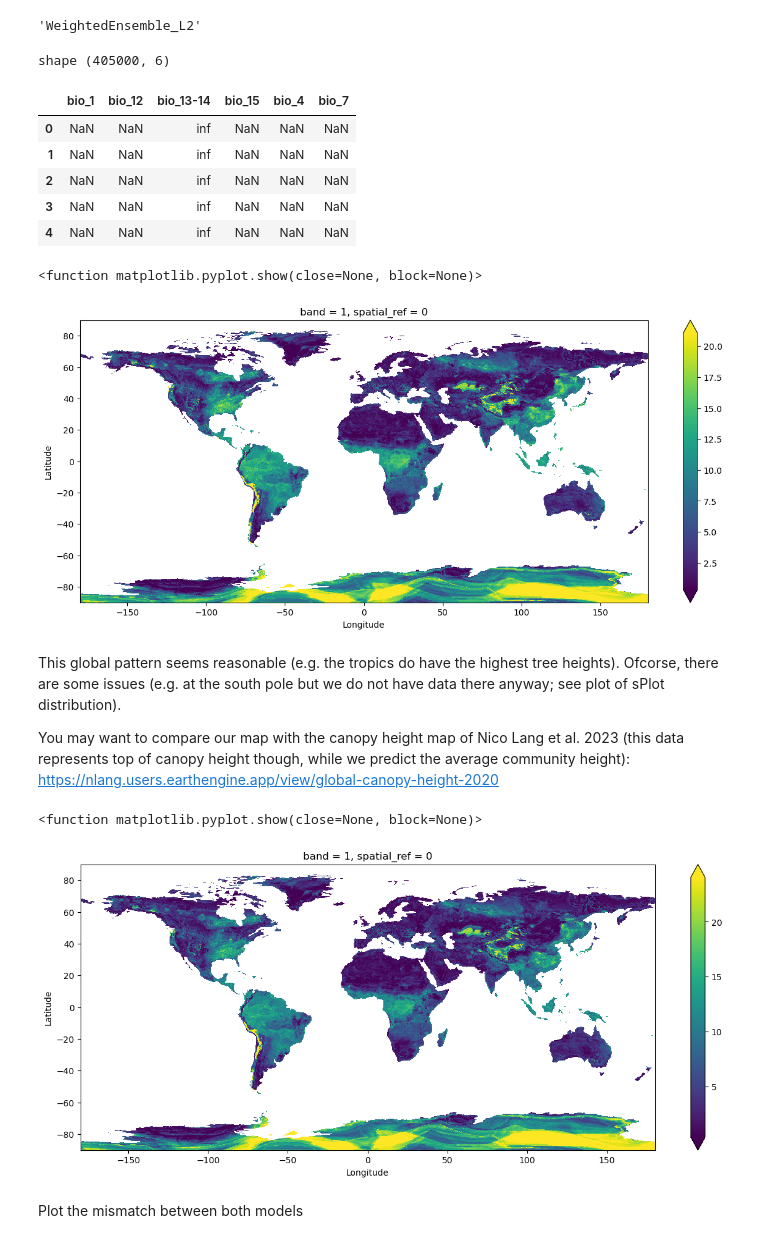
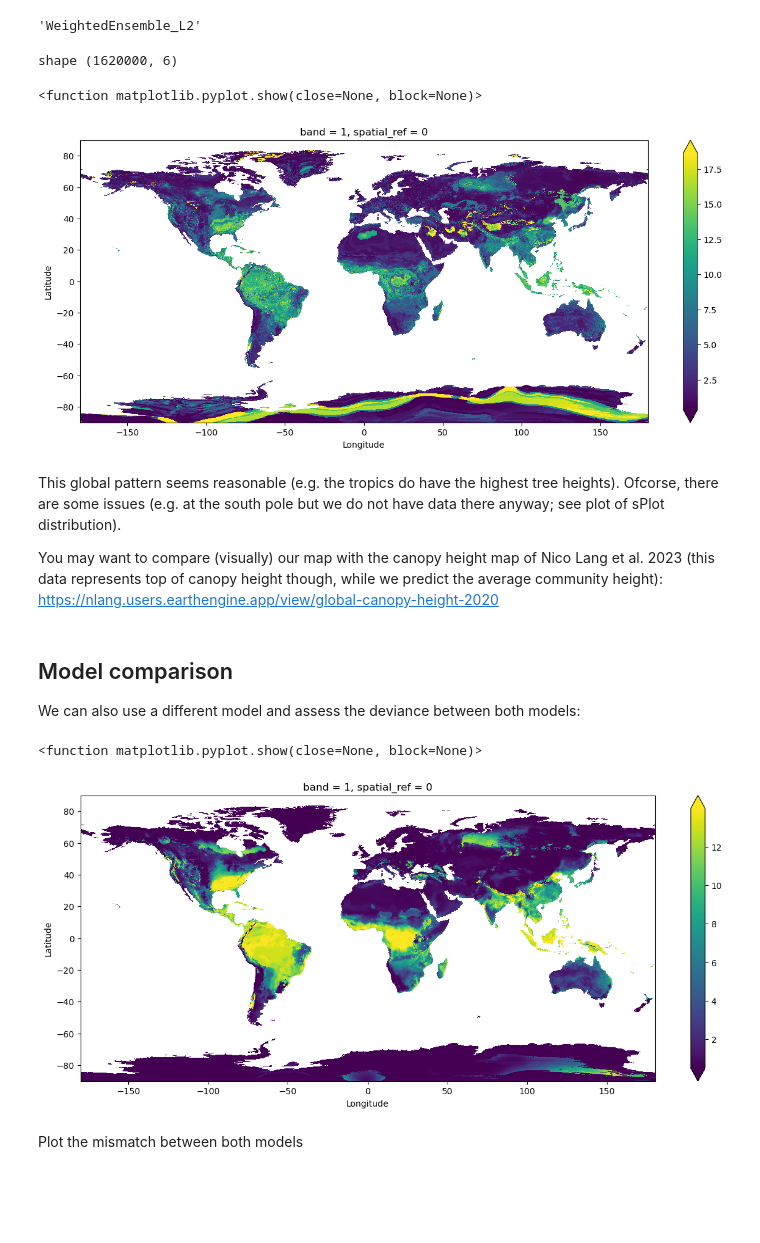
Before and after one commit to GeoSense-Freiburg/teach_2024_msc_envscience_remote_sensing_and_geoinformatics, a Jupyter notebook: 01_earth_observation_data/04_earth_observation_products_automl.ipynb, the cells around one changed output. Cells and saved outputs as stored; diff of their text form; code cells hidden in the pictures; blank space fills up the shorter version.

```diff
--- a/01_earth_observation_data/04_earth_observation_products_automl.ipynb
+++ b/01_earth_observation_data/04_earth_observation_products_automl.ipynb
@@ -37,6 +50,6 @@ os.chdir(working_directory)
 ## Load and prepare the predictors (x, raster data)
 This is the data we will use to extrapolate our target variable (response)
 # %%
-worldclim_files = glob.glob('data/earth_obseration_products/worldclim/**/*.tif', recursive=True)
+worldclim_files = glob.glob('data/earth_obseration_products/worldclim_res/**/*.tif', recursive=True)
 worldclim_files
 # %% [output]
@@ -100,0 +93,5 @@ splot.head()
+# %%
+
+# This dataset was added recently - please download it from https://drive.google.com/file/d/1-PNVuR6eblGAjlkyPwAwH-pmjZDwmkEa/view?usp=sharing
+splot = pd.read_csv("data/sPlotOpen_original_3474_76_Dataset/sPlotOpen_TRYgapfilled_cwm.csv")
+splot.head()
@@ -171,6 +183,6 @@ plt.show()
 # %%
 # extract the pixel information at each sPlotOpen plot location
-extracts = pd.DataFrame()
+predictors = pd.DataFrame()
 os.makedirs("temp", exist_ok=True)
 
 for layer in worldclim.keys():
@@ -179,5 +191,5 @@ for layer in worldclim.keys():
         coords = [(x.x, x.y) for x in splotgdf.geometry]
         values = list(src.sample(coords))
         values = np.asarray(values)
-        extracts[layer] = pd.DataFrame(values, columns=[layer])
+        predictors[layer] = pd.DataFrame(values, columns=[layer])
 # %%
@@ -211,7 +223,7 @@ Name: Plant Height, dtype: float64
 We will use 80% of the data to train the models, while the other 20% of the data will be used to assess the model performance. It is important that the model performance is estimated with independent (unseen) data. Machine learning models are really good at learning datasets by hard and we want to avoid that it memorized the training dataset (which would result in an overoptimistic model performance estimate).
 # %%
 # merge predictors and response variable
-all_data = pd.concat([splot[label], extracts], axis=1)
+all_data = pd.concat([splot[label], predictors], axis=1)
 
 #split all_data in train (80%) and test (20%).
 train_data = all_data.sample(frac=0.8, random_state=0)
@@ -364,15 +350,8 @@ for layer in worldclim.keys():
         raster_data[layer] = pd.DataFrame(values.flatten(), columns=[layer])
 # %%
 print("shape", raster_data.shape)
-raster_data.head()
 # %% [output]
-shape (405000, 6)
+shape (1620000, 6)
-|  | bio_1 | bio_12 | bio_13-14 | bio_15 | bio_4 | bio_7 |
-| 0 | NaN | NaN | inf | NaN | NaN | NaN |
-| 1 | NaN | NaN | inf | NaN | NaN | NaN |
-| 2 | NaN | NaN | inf | NaN | NaN | NaN |
-| 3 | NaN | NaN | inf | NaN | NaN | NaN |
-| 4 | NaN | NaN | inf | NaN | NaN | NaN |
 # %%
 # create a dummy raster to which we can write the predictions
 pred = worldclim[layer].copy()
@@ -385,35 +364,39 @@ pred.values[np.isnan(worldclim[layer].values)] = np.nan
 # %%
 # create a plot of the predictions
 plt.figure(figsize=(15, 6))
-pred.plot(vmin=pred.quantile(0.05), vmax=pred.quantile(0.95))
+pred.plot(vmin=pred.quantile(0.01), vmax=pred.quantile(0.98))
 xlabel = plt.xlabel('Longitude')
 ylabel = plt.ylabel('Latitude')
 plt.show
 # %% [output]
 <function matplotlib.pyplot.show(close=None, block=None)>
-[figure, old version]
+[figure, new version]
 # %% [markdown]
 This global pattern seems reasonable (e.g. the tropics do have the highest tree heights). Ofcorse, there are some issues (e.g. at the south pole but we do not have data there anyway; see plot of sPlot distribution).
 
-You may want to compare our map with the canopy height map of Nico Lang et al. 2023 (this data represents top of canopy height though, while we predict the average community height):
+You may want to compare (visually) our map with the canopy height map of Nico Lang et al. 2023 (this data represents top of canopy height though, while we predict the average community height):
 https://nlang.users.earthengine.app/view/global-canopy-height-2020
+# %% [markdown]
+## Model comparison
+We can also use a different model and assess the deviance between both models:
 # %%
 # run the XGBoost model on the entire data and write to the dummy raster
 pred2 = worldclim[layer].copy()
-pred2.values = predictor.predict(raster_data, model="XGBoost").values.reshape(pred2.shape)
+pred2.values = predictor.predict(raster_data, model="NeuralNetTorch").values.reshape(pred2.shape)
 
 # set the values to nan where the original raster had nan (the ML models will still predict something)
 pred2.values[np.isnan(worldclim[layer].values)] = np.nan
+#pred2.values = np.exp(pred2.values)
 
 # create a plot of the predictions
 plt.figure(figsize=(15, 6))
-pred2.plot(vmin=pred.quantile(0.05), vmax=pred2.quantile(0.95))
+pred2.plot(vmin=pred.quantile(0.05), vmax=pred2.quantile(0.98))
 xlabel = plt.xlabel('Longitude')
 ylabel = plt.ylabel('Latitude')
 plt.show
 # %% [output]
 <function matplotlib.pyplot.show(close=None, block=None)>
-[figure, old version]
+[figure, new version]
 # %% [markdown]
 Plot the mismatch between both models
 # %%
```
Also changed, not shown: parts of 34 cells of this notebook, 2 other files.
